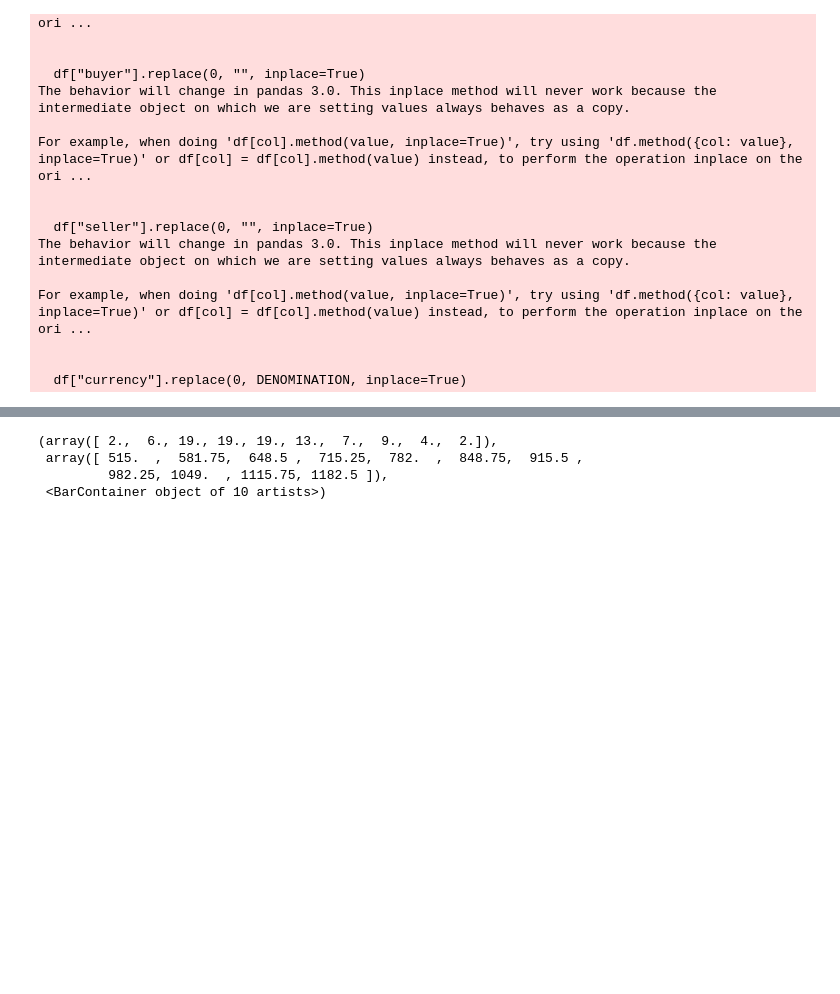
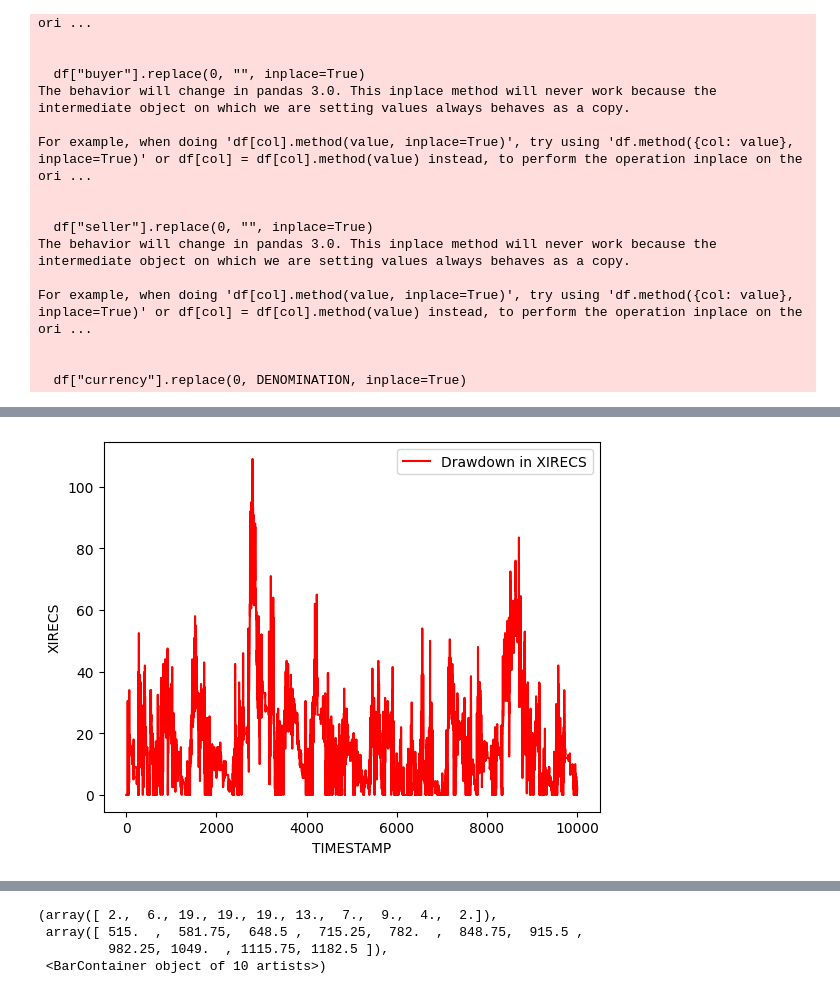
Before and after one commit to danielhyuncoder/IMC-Trading-Prosperity-Competition-04, a Jupyter notebook: backtesting_engine/round1research.ipynb, the cells around one changed output, grey strips where cells are left out. Saved outputs shown, nothing was run; the diff lists cells and outputs as text; code cells hidden in the pictures; blank space fills up the shorter version.

```diff
--- a/backtesting_engine/round1research.ipynb
+++ b/backtesting_engine/round1research.ipynb
@@ -100,3 +162,7 @@ backtesting_result.graph_fill_ratios()
+# %%
+backtesting_result.graph_drawdown()
+# %% [output]
+[figure, added]
 # %%
 backtesting_result.graph_pnl()
 # %% [output]
```
Also changed, not shown: parts of 12 cells of this notebook, 1 other file.
